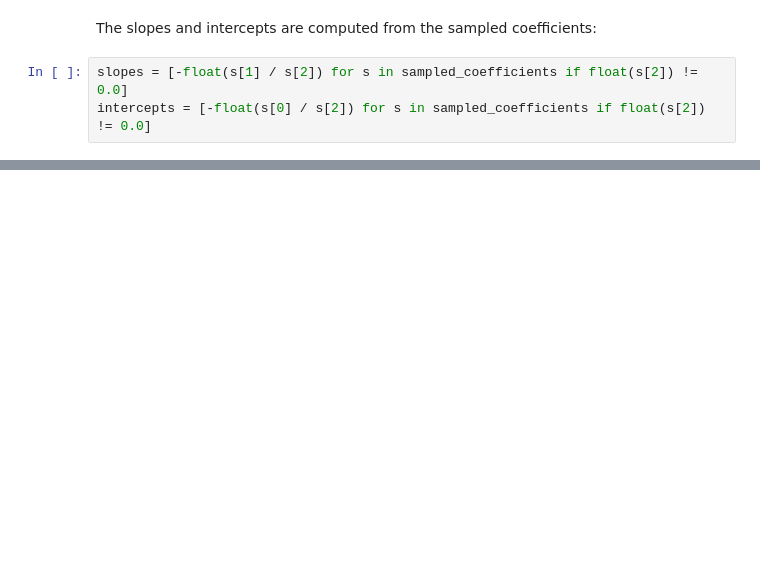
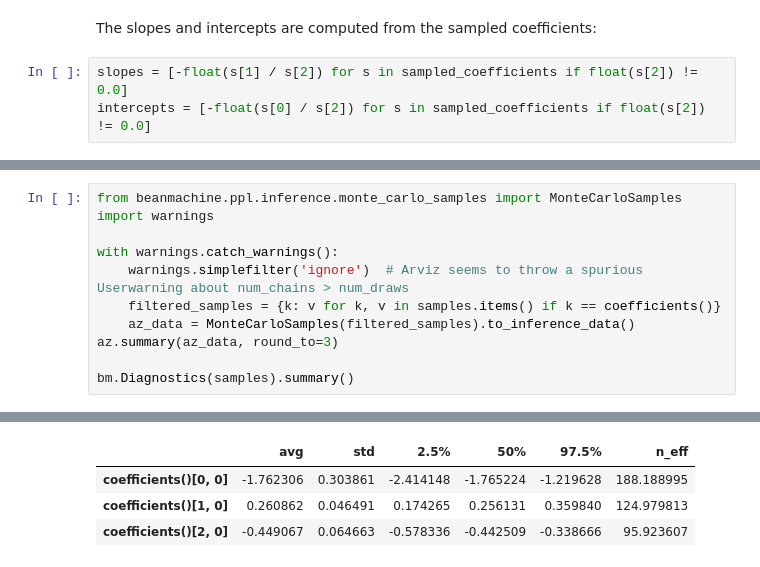
Before and after one commit to facebookresearch/beanmachine, a Jupyter notebook: tutorials/Bayesian_Logistic_Regression.ipynb, the cells around one changed output, grey strips where cells are left out. Drawn from its saved outputs; the diff is of its cells as text; blank space fills up the shorter version.

```diff
--- a/tutorials/Bayesian_Logistic_Regression.ipynb
+++ b/tutorials/Bayesian_Logistic_Regression.ipynb
@@ -183,0 +182,12 @@ plt.axvline(x=true_intercept, c='red', linewidth=5);
+# %%
+from beanmachine.ppl.inference.monte_carlo_samples import MonteCarloSamples
+import warnings
+
+with warnings.catch_warnings():
+    warnings.simplefilter('ignore')  # Arviz seems to throw a spurious Userwarning about num_chains > num_draws
+    filtered_samples = {k: v for k, v in samples.items() if k == coefficients()}
+    az_data = MonteCarloSamples(filtered_samples).to_inference_data()
+az.summary(az_data, round_to=3)
+
+bm.Diagnostics(samples).summary()
+# %% [output]
@@ -183,0 +195,4 @@ plt.axvline(x=true_intercept, c='red', linewidth=5);
+|  | avg | std | 2.5% | 50% | 97.5% | n_eff |
+| coefficients()[0, 0] | -1.762306 | 0.303861 | -2.414148 | -1.765224 | -1.219628 | 188.188995 |
+| coefficients()[1, 0] | 0.260862 | 0.046491 | 0.174265 | 0.256131 | 0.359840 | 124.979813 |
+| coefficients()[2, 0] | -0.449067 | 0.064663 | -0.578336 | -0.442509 | -0.338666 | 95.923607 |
```
Also changed, not shown: parts of 25 cells of this notebook.
